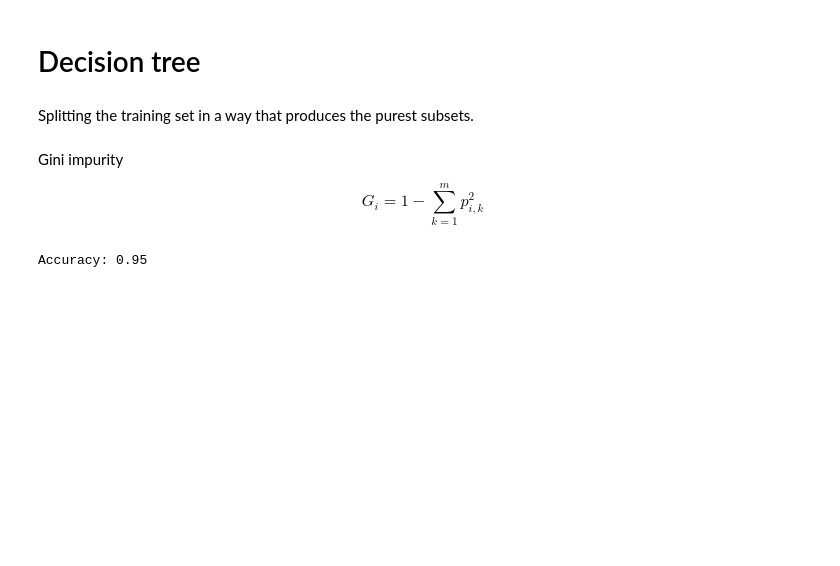
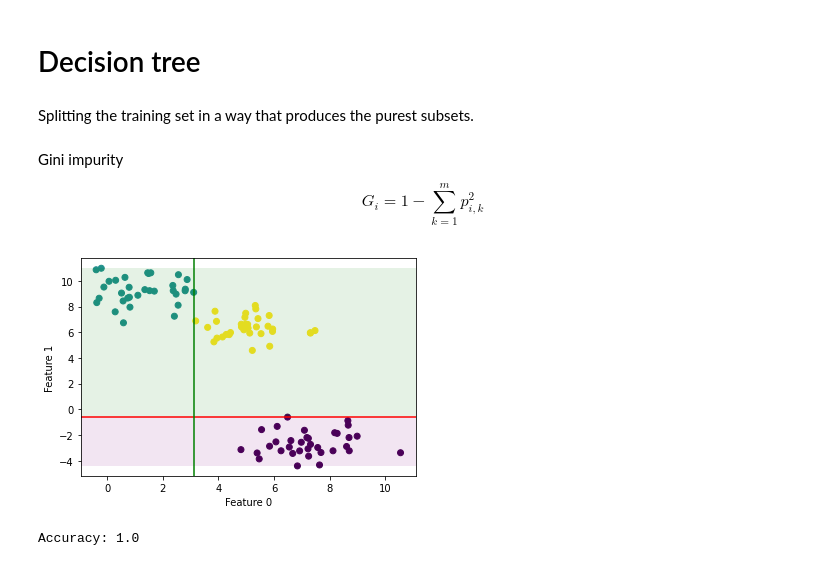
Before and after one commit to szelesaron/ml-from-scratch, a Jupyter notebook: 4-decision-tree.ipynb, the cells around one changed output. Drawn from its saved outputs; the diff is of its cells as text; code cells hidden in the pictures; blank space fills up the shorter version.

```diff
--- a/4-decision-tree.ipynb
+++ b/4-decision-tree.ipynb
@@ -51,53 +53,61 @@ class DecisionTree:
 
     def fit(self, X, y):
         self.n_feats = X.shape[1] if not self.n_feats else min(self.n_feats, X.shape[1])
-        self.root = self._grow_tree(X, y)
+        self.root = self.grow_tree(X, y)
 
     def predict(self, X):
-        return np.array([self._traverse_tree(x, self.root) for x in X])
+        return np.array([self.traverse_tree(x, self.root) for x in X])
 
-    def _grow_tree(self, X, y, depth=0):
+    def grow_tree(self, X, y, depth=0):
         n_samples, n_features = X.shape
         n_labels = len(np.unique(y))
 
         # stopping criteria
         if (depth >= self.max_depth or n_labels == 1 or n_samples < self.min_samples_split):
-            leaf_value = self._most_common_label(y)
+            leaf_value = self.most_common_label(y)
             return Node(value=leaf_value)
 
         feat_idxs = np.random.choice(n_features, self.n_feats, replace=False)
 
         # greedily select the best split according to information gain
-        best_feat, best_thresh = self._best_criteria(X, y, feat_idxs)
+        best_feat, best_thresh = self.best_criteria(X, y, feat_idxs)
 
         # grow the children that result from the split
-        left_idxs, right_idxs = self._split(X[:, best_feat], best_thresh)
-        left = self._grow_tree(X[left_idxs, :], y[left_idxs], depth + 1)
-        right = self._grow_tree(X[right_idxs, :], y[right_idxs], depth + 1)
+        left_idxs, right_idxs = self.split(X[:, best_feat], best_thresh)
+        left = self.grow_tree(X[left_idxs, :], y[left_idxs], depth + 1)
+        right = self.grow_tree(X[right_idxs, :], y[right_idxs], depth + 1)
         return Node(best_feat, best_thresh, left, right)
 
-    def _best_criteria(self, X, y, feat_idxs):
+    def best_criteria(self, X, y, feat_idxs):
         best_gain = -1
         split_idx, split_thresh = None, None
         for feat_idx in feat_idxs:
             X_column = X[:, feat_idx]
             thresholds = np.unique(X_column)
             for threshold in thresholds:
-                gain = self._information_gain(y, X_column, threshold)
+                gain = self.information_gain(y, X_column, threshold)
 
                 if gain > best_gain:
                     best_gain = gain
                     split_idx = feat_idx
                     split_thresh = threshold
 
+        #plot splits
+        if split_idx == 1:
+            plt.axhline(y = split_thresh, color = 'r', linestyle = '-')
+            plt.axhspan(min(X[:,1]), split_thresh, facecolor='purple', alpha=0.1)
+            plt.axhspan(split_thresh, max(X[:,1]), facecolor='green', alpha=0.1)
+        else:
+            plt.axvline(x = split_thresh, color = 'g')
+
         return split_idx, split_thresh
 
-    def _information_gain(self, y, X_column, split_thresh):
+    def information_gain(self, y, X_column, split_thresh):
         # parent loss
         parent_gini = gini(y)
 
         # generate split
-        left_idxs, right_idxs = self._split(X_column, split_thresh)
+        left_idxs, right_idxs = self.split(X_column, split_thresh)
 
         if len(left_idxs) == 0 or len(right_idxs) == 0:
             return 0
@@ -112,33 +122,35 @@ class DecisionTree:
         ig = parent_gini - child_gini
         return ig
 
-    def _split(self, X_column, split_thresh):
+    def split(self, X_column, split_thresh):
         left_idxs = np.argwhere(X_column <= split_thresh).flatten()
         right_idxs = np.argwhere(X_column > split_thresh).flatten()
         return left_idxs, right_idxs
 
-    def _traverse_tree(self, x, node):
+    def traverse_tree(self, x, node):
         if node.is_leaf_node():
             return node.value
 
         if x[node.feature] <= node.threshold:
-            return self._traverse_tree(x, node.left)
-        return self._traverse_tree(x, node.right)
+            return self.traverse_tree(x, node.left)
+        return self.traverse_tree(x, node.right)
 
-    def _most_common_label(self, y):
+    def most_common_label(self, y):
         counter = Counter(y)
         most_common = counter.most_common(1)[0][0]
         return most_common
-
-
-if __name__ == "__main__":
-
-    X_train, X_test, y_train, y_test = train_test_split(X, y, test_size=0.2, random_state=1234)
-
-    clf = DecisionTree(max_depth=10)
-    clf.fit(X_train, y_train)
-
-    y_pred = clf.predict(X_test)
-    print(f"Accuracy: {np.sum(y_test == y_pred) / len(y_test)}")
-# %% [output]
-Accuracy: 0.95
+# %%
+X_train, X_test, y_train, y_test = train_test_split(X, y, test_size=0.2, random_state=1234)
+clf = DecisionTree(max_depth=10)
+clf.fit(X_train, y_train)
+
+plt.scatter(X[:,0], X[:,1], c = y)
+plt.xlabel("Feature 0")
+plt.ylabel("Feature 1")
+plt.show()
+
+y_pred = clf.predict(X_test)
+print(f"Accuracy: {np.sum(y_test == y_pred) / len(y_test)}")
+# %% [output]
+[figure, added]
+Accuracy: 1.0
```
Also changed, not shown: parts of 2 cells of this notebook.
